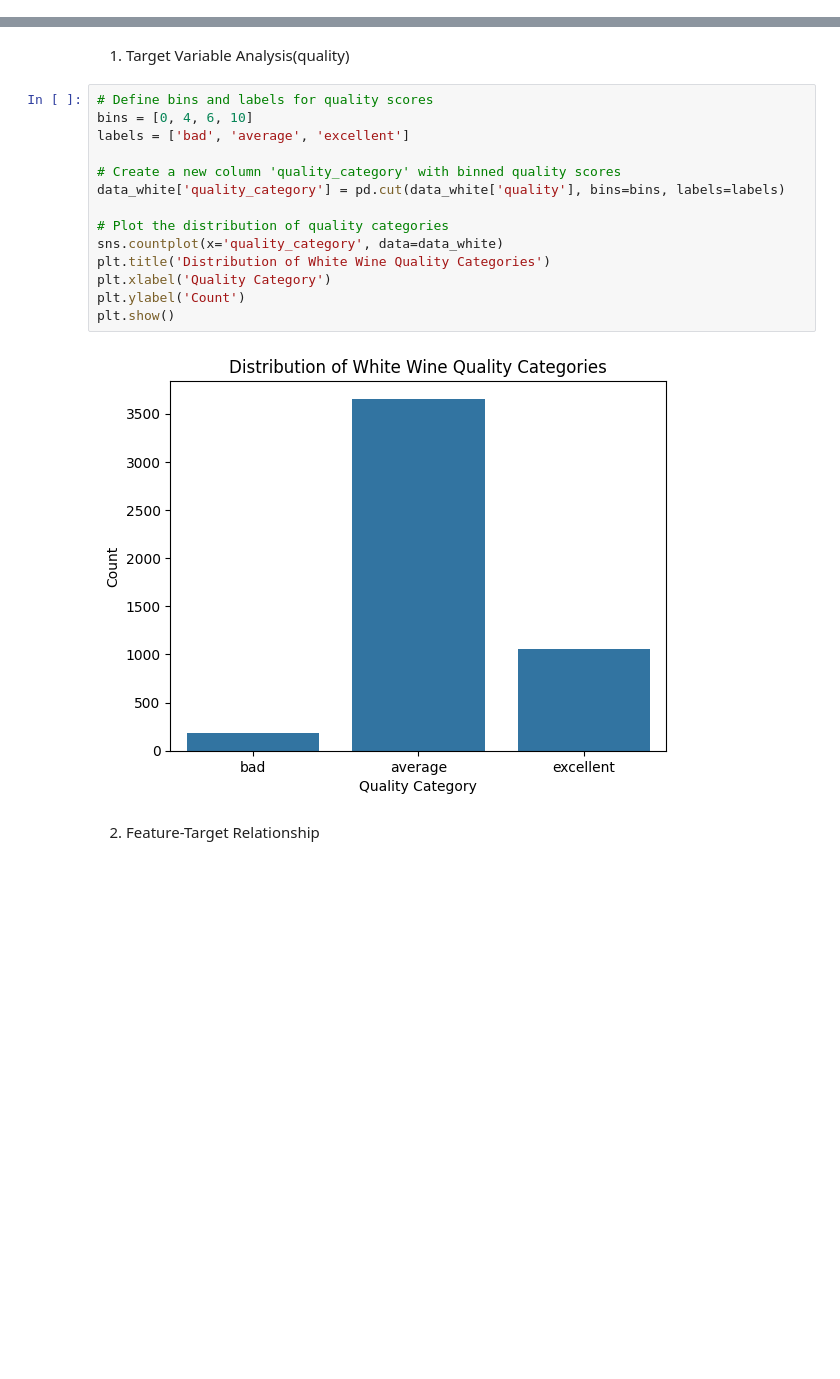
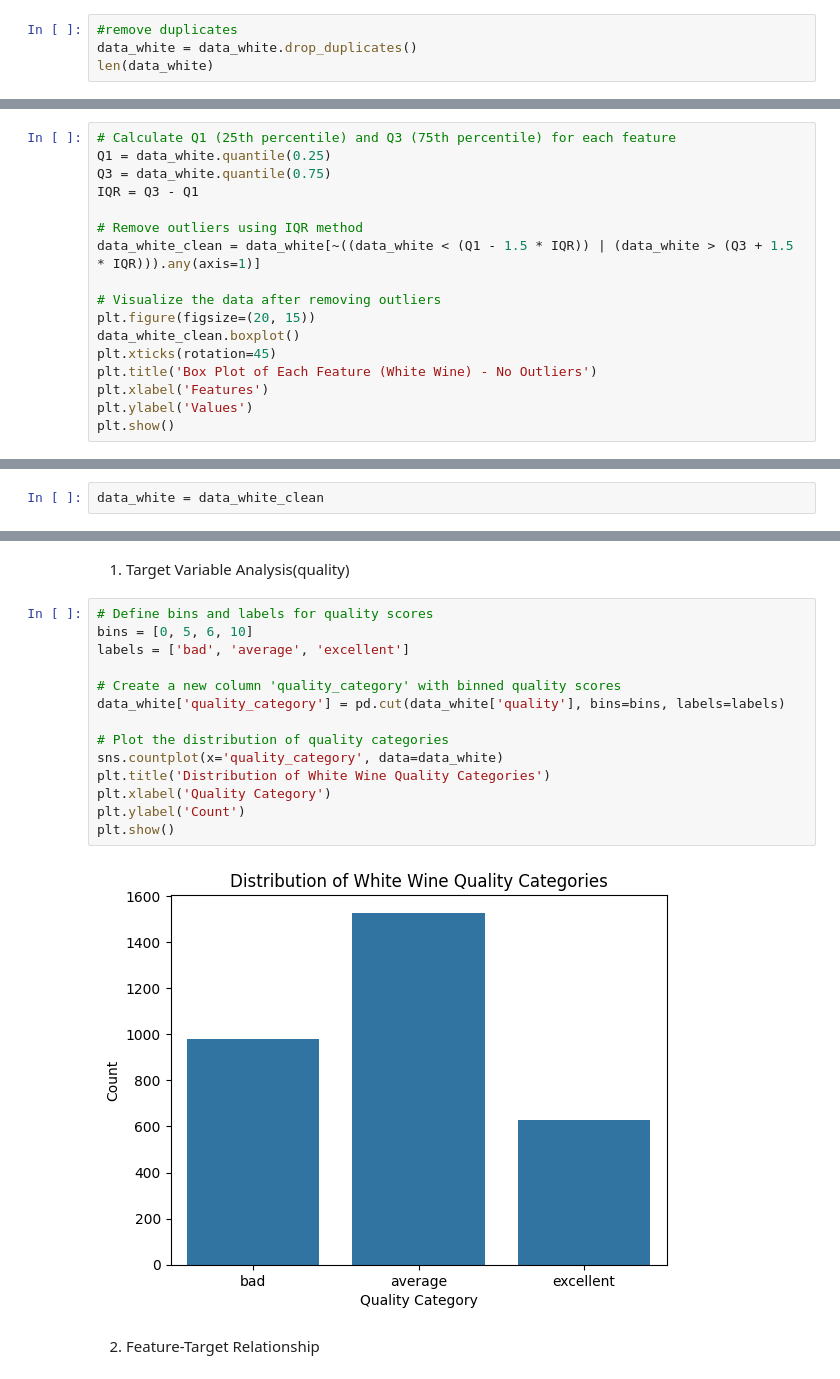
Before and after one commit to aamodbaral/MODEL, a Jupyter notebook: KCE080BCT025.ipynb, the cells around one changed output, grey strips where cells are left out. Saved outputs shown, nothing was run; the diff lists cells and outputs as text; blank space fills up the shorter version.

```diff
--- a/KCE080BCT025.ipynb
+++ b/KCE080BCT025.ipynb
@@ -37,0 +79,4 @@ print(data_white.head())
+# %%
+#remove duplicates
+data_white = data_white.drop_duplicates()
+len(data_white)
@@ -37,0 +96,17 @@ print(data_white.head())
+# %%
+# Calculate Q1 (25th percentile) and Q3 (75th percentile) for each feature
+Q1 = data_white.quantile(0.25)
+Q3 = data_white.quantile(0.75)
+IQR = Q3 - Q1
+
+# Remove outliers using IQR method
+data_white_clean = data_white[~((data_white < (Q1 - 1.5 * IQR)) | (data_white > (Q3 + 1.5 * IQR))).any(axis=1)]
+
+# Visualize the data after removing outliers
+plt.figure(figsize=(20, 15))
+data_white_clean.boxplot()
+plt.xticks(rotation=45)
+plt.title('Box Plot of Each Feature (White Wine) - No Outliers')
+plt.xlabel('Features')
+plt.ylabel('Values')
+plt.show()
@@ -38,23 +115,25 @@ print(data_white.head())
+# %%
+data_white = data_white_clean
 # %% [markdown]
 ## Perform EDA
 # %% [markdown]
 1. Target Variable Analysis(quality)
 # %%
 # Define bins and labels for quality scores
-bins = [0, 4, 6, 10]
+bins = [0, 5, 6, 10]
 labels = ['bad', 'average', 'excellent']
 
 # Create a new column 'quality_category' with binned quality scores
 data_white['quality_category'] = pd.cut(data_white['quality'], bins=bins, labels=labels)
 
 # Plot the distribution of quality categories
 sns.countplot(x='quality_category', data=data_white)
 plt.title('Distribution of White Wine Quality Categories')
 plt.xlabel('Quality Category')
 plt.ylabel('Count')
 plt.show()
 # %% [output]
-[figure, old version]
+[figure, new version]
 # %% [markdown]
 2. Feature-Target Relationship
 # %%
```
Also changed, not shown: parts of 21 cells of this notebook.
